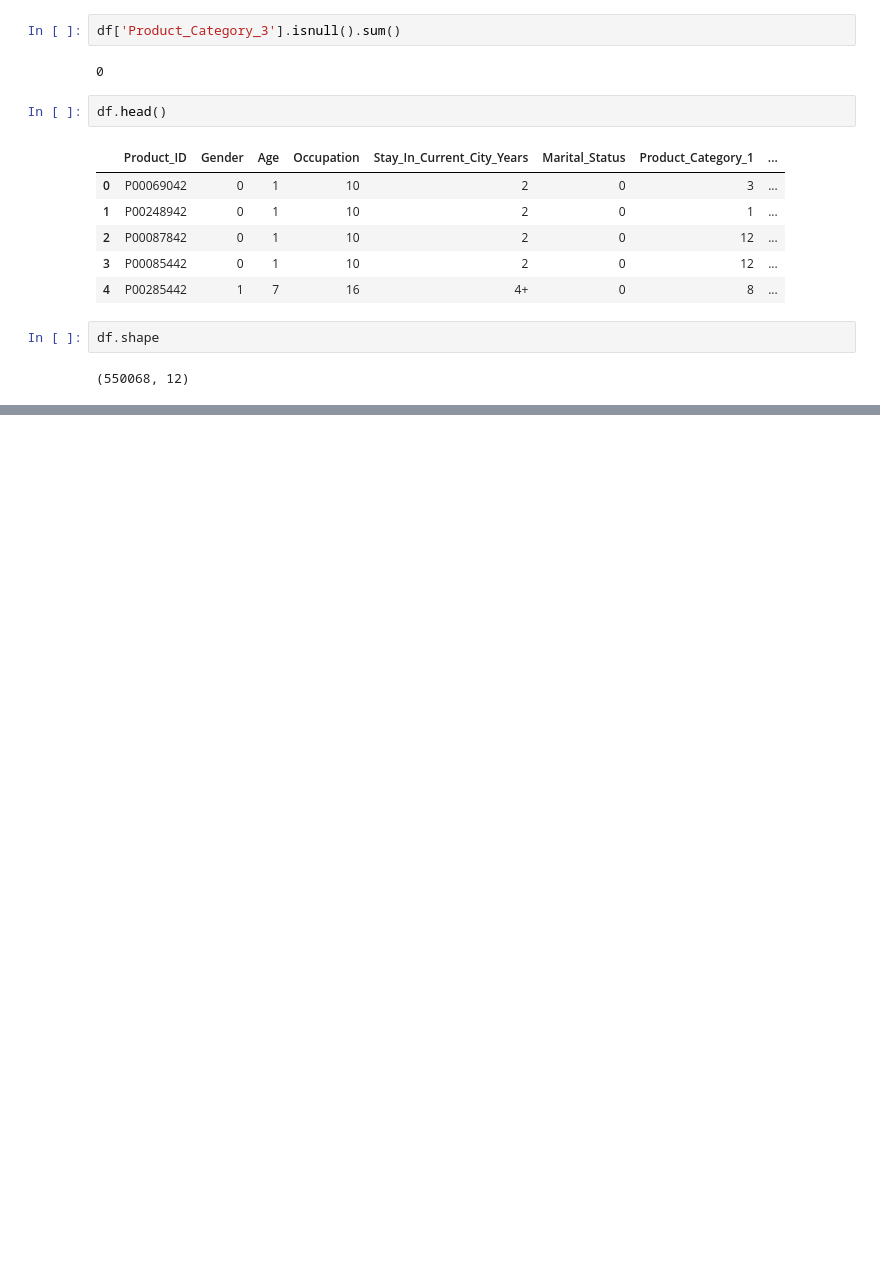
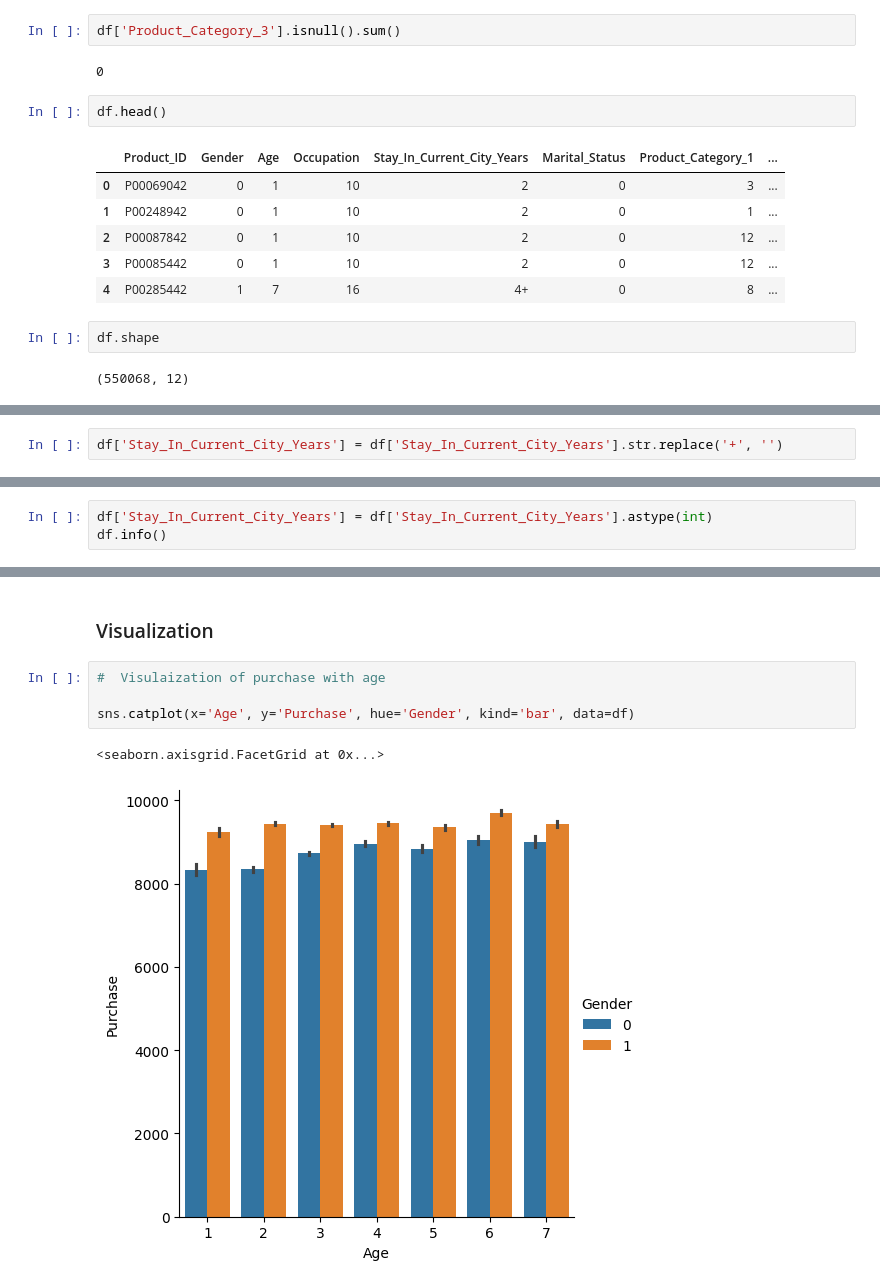
Before and after one commit to NebeyouMusie/EDA-Projects, a Jupyter notebook: Black-Friday/black-friday.ipynb, the cells around one changed output, grey strips where cells are left out. Cells and saved outputs as stored; diff of their text form; blank space fills up the shorter version.

Commit message:
Added visualizations

```diff
--- a/Black-Friday/black-friday.ipynb
+++ b/Black-Friday/black-friday.ipynb
@@ -305,0 +310,2 @@ df.shape
+# %%
+df['Stay_In_Current_City_Years'] = df['Stay_In_Current_City_Years'].str.replace('+', '')
@@ -305,0 +345,3 @@ df.shape
+# %%
+df['Stay_In_Current_City_Years'] = df['Stay_In_Current_City_Years'].astype(int)
+df.info()
@@ -305,0 +368,9 @@ df.shape
+# %% [markdown]
+### Visualization
+# %%
+#  Visulaization of purchase with age
+
+sns.catplot(x='Age', y='Purchase', hue='Gender', kind='bar', data=df)
+# %% [output]
+<seaborn.axisgrid.FacetGrid at 0x...>
+[figure, added]
```
Also changed, not shown: parts of 11 cells of this notebook.
